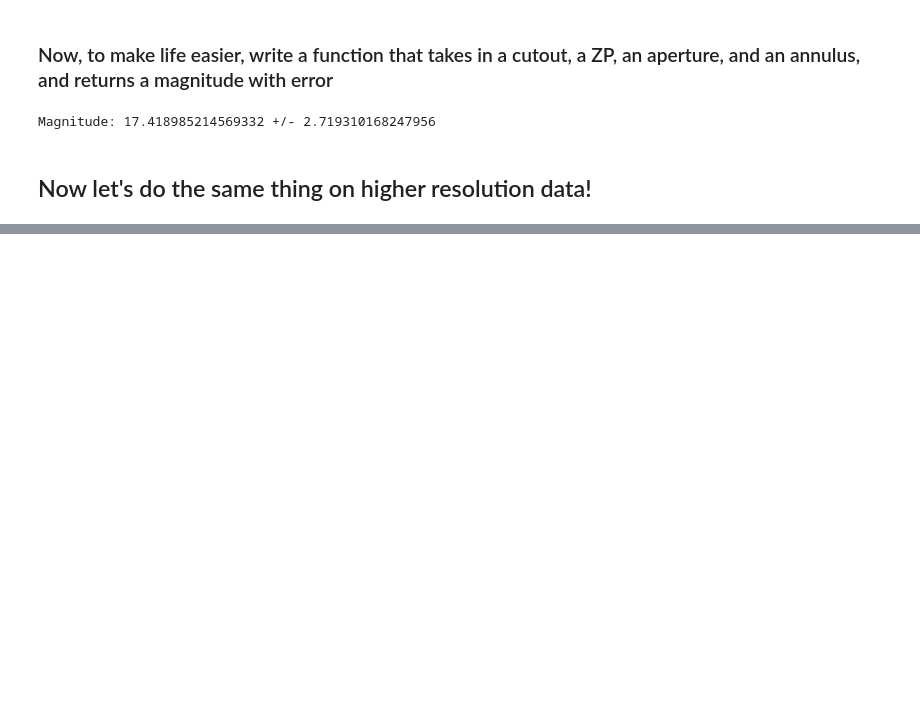
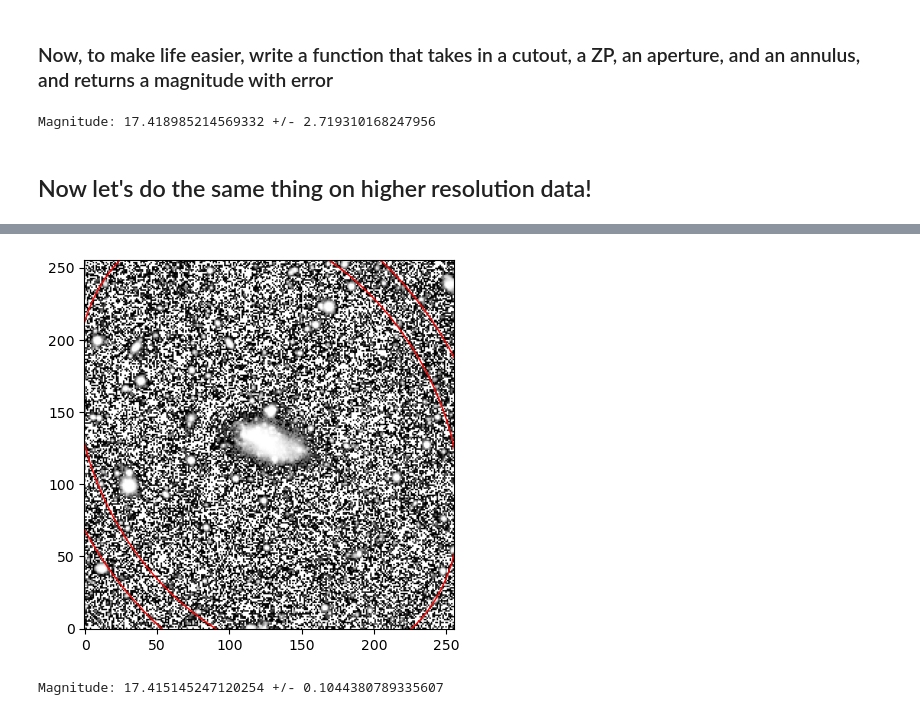
Before and after one commit to itviolin2013/Polaris-Kamino, a Jupyter notebook: ErrorProp_DES_PS.ipynb, the cells around one changed output, grey strips where cells are left out. Saved outputs shown, nothing was run; the diff lists cells and outputs as text; code cells hidden in the pictures; blank space fills up the shorter version.

Commit message:
Finished legacy mag calculation

```diff
--- a/ErrorProp_DES_PS.ipynb
+++ b/ErrorProp_DES_PS.ipynb
@@ -224,3 +240,48 @@ aper_overlay=Ellipse(
+# %%
+a_in=327.48
+a_out=387.02
+b_in=238.17
+b_out=b_in*(a_out/a_in)
+theta = -45
+
+annulus = EllipticalAnnulus(position, a_in, a_out, b_out, b_in, theta)
+
+ann_overlay_in=Ellipse(
+    xy=position,
+    width=a_in,
+    height=b_in,
+    angle=np.degrees(theta),
+    edgecolor='red',   # Outline color
+    facecolor='none', # Fill color (use 'none' for a transparent fill)
+    linewidth=1,       # Thickness of the outline
+    alpha=1.0          # Transparency
+)
+
+ann_overlay_out=Ellipse(
+    xy=position,
+    width=a_out,
+    height=b_out,
+    angle=np.degrees(theta),
+    edgecolor='red',   # Outline color
+    facecolor='none', # Fill color (use 'none' for a transparent fill)
+    linewidth=1,       # Thickness of the outline
+    alpha=1.0          # Transparency
+)
+
+
+#Let's see how this shape looks. We want to avoid stars and mostly just get blank sky
+fig, ax = plt.subplots()
+ax.imshow(cutout.data, origin='lower', cmap=cmap, vmin=minim, vmax=maxim, norm='log')
+#ADD THE INNER AND OUTER ANNULUS
+ax.add_patch(ann_overlay_in)
+ax.add_patch(ann_overlay_out)
+plt.show()
+# %% [output]
+[figure, added]
+# %%
+error, mag = mag_calculation(cutout, aperture, annulus, zp)
+# %% [output]
+Magnitude: 17.415145247120254 +/- 0.1044380789335607
 # %%
 #Evan's function
 def calc_mag_and_error(cutout, ZP, aperture, annulus, bgsub=True, ExpTime=0):
```
Also changed, not shown: parts of 3 cells of this notebook.
